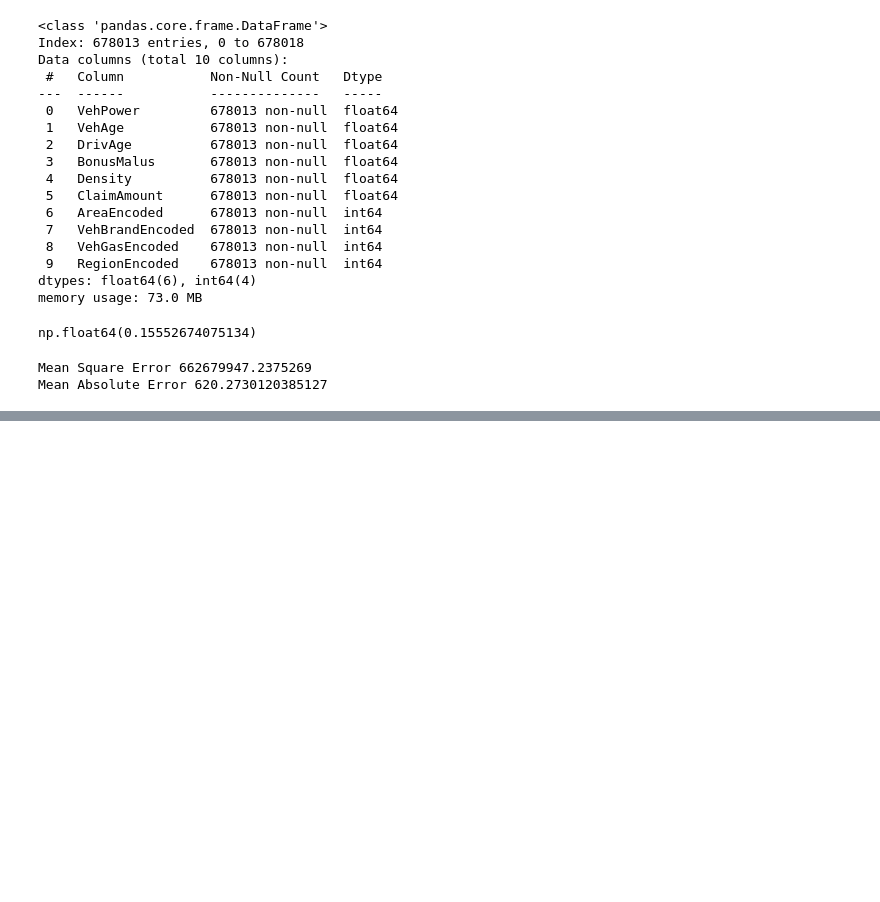
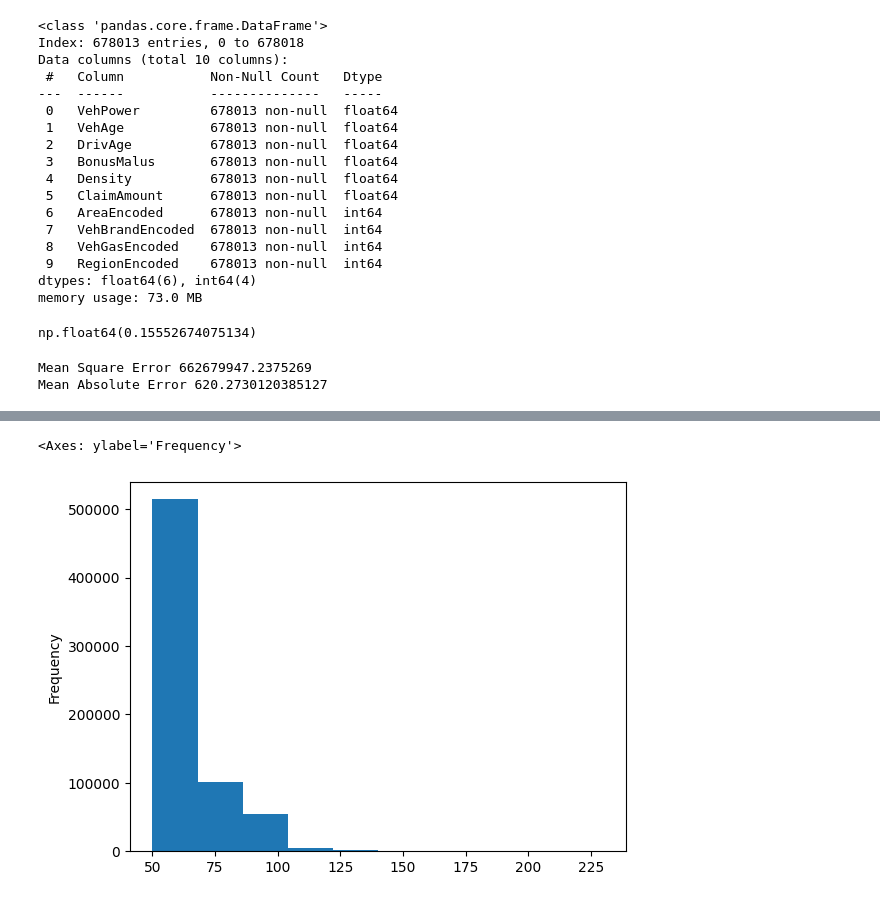
Before and after one commit to Lukas229/rep_lukas, a Jupyter notebook: coding_challenge_huk.ipynb, the cells around one changed output, grey strips where cells are left out. Drawn from its saved outputs; the diff is of its cells as text; code cells hidden in the pictures; blank space fills up the shorter version.

```diff
--- a/coding_challenge_huk.ipynb
+++ b/coding_challenge_huk.ipynb
@@ -562,0 +672,5 @@ Mean Absolute Error 620.2730120385127
+# %%
+df['BonusMalus'].plot(kind='hist')
+# %% [output]
+<Axes: ylabel='Frequency'>
+[figure, added]
```
Also changed, not shown: parts of 12 cells of this notebook.
